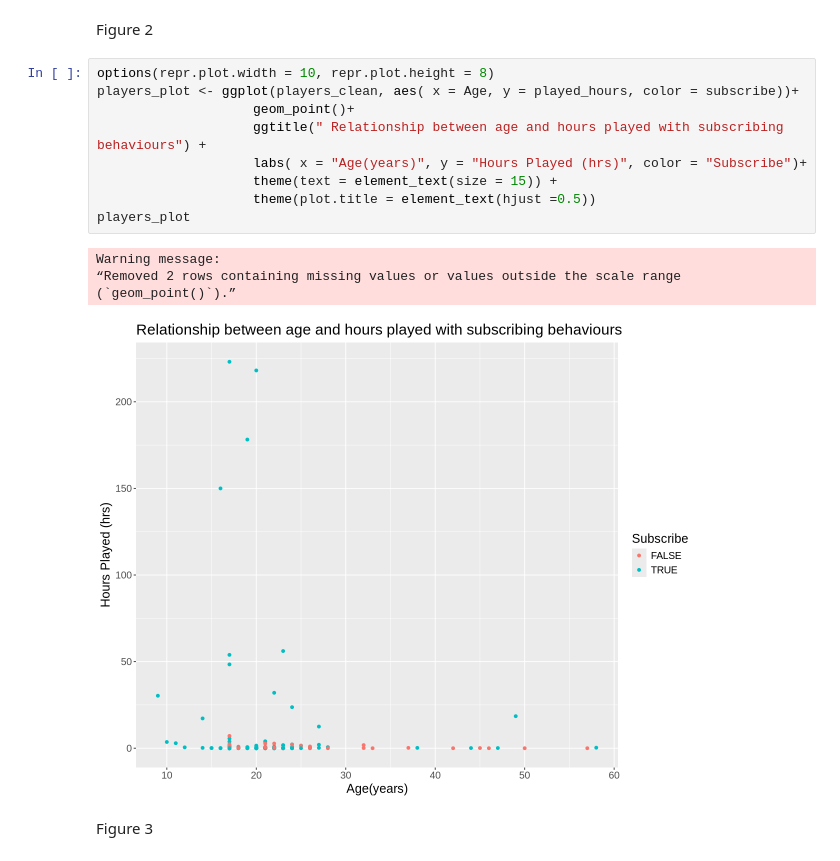
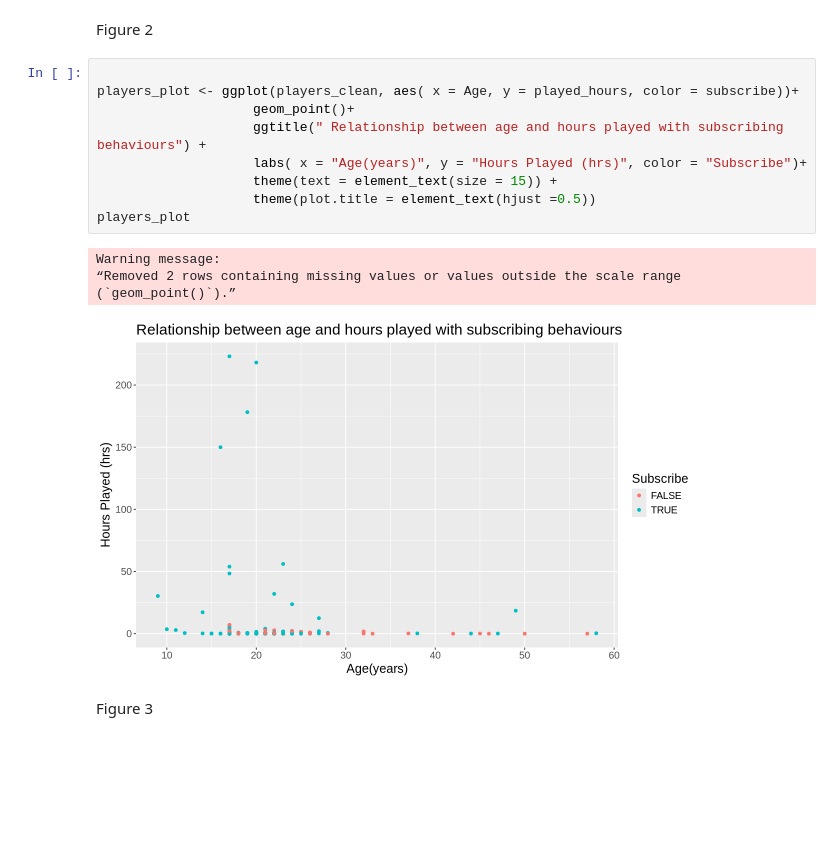
Before and after one commit to 604Beast/Project-Planning-Stage, a Jupyter notebook: ROUGH FINAL PROJECT CODE.ipynb, the cells around one changed output. Drawn from its saved outputs; the diff is of its cells as text; blank space fills up the shorter version.

```diff
--- a/ROUGH FINAL PROJECT CODE.ipynb
+++ b/ROUGH FINAL PROJECT CODE.ipynb
@@ -58,18 +77,18 @@ A tibble: 2 × 3
 # %% [markdown]
 Figure 2
 # %%
-options(repr.plot.width = 10, repr.plot.height = 8)
+
 players_plot <- ggplot(players_clean, aes( x = Age, y = played_hours, color = subscribe))+
                     geom_point()+
                     ggtitle(" Relationship between age and hours played with subscribing behaviours") +
                     labs( x = "Age(years)", y = "Hours Played (hrs)", color = "Subscribe")+
                     theme(text = element_text(size = 15)) +
                     theme(plot.title = element_text(hjust =0.5))
 players_plot
 # %% [output]
 Warning message:
 “Removed 2 rows containing missing values or values outside the scale range
 (`geom_point()`).”
-[figure, old version]
+[figure, new version]
 # %% [markdown]
 Figure 3
```
Also changed, not shown: parts of 11 cells of this notebook.
